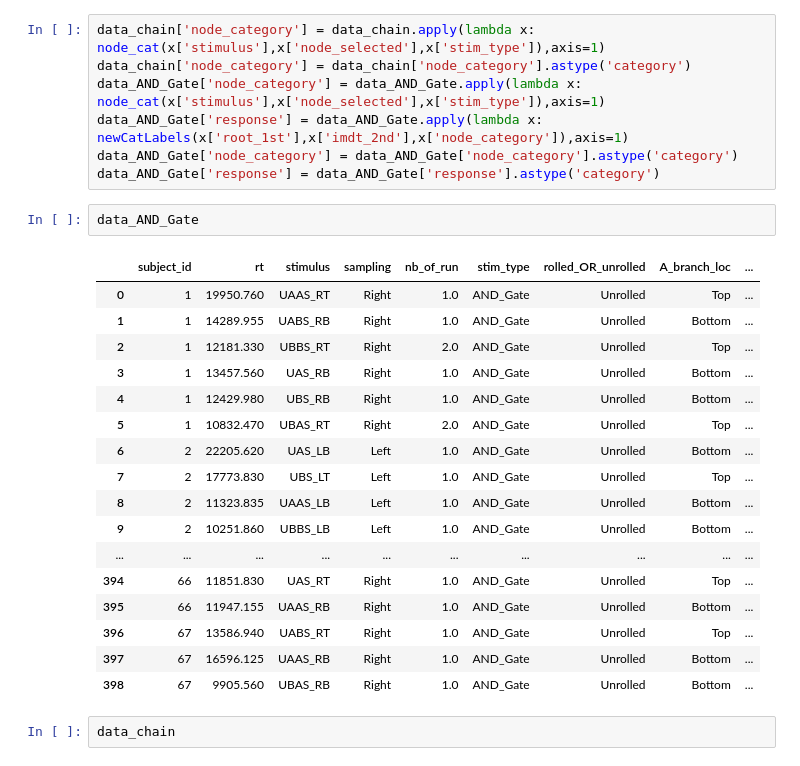
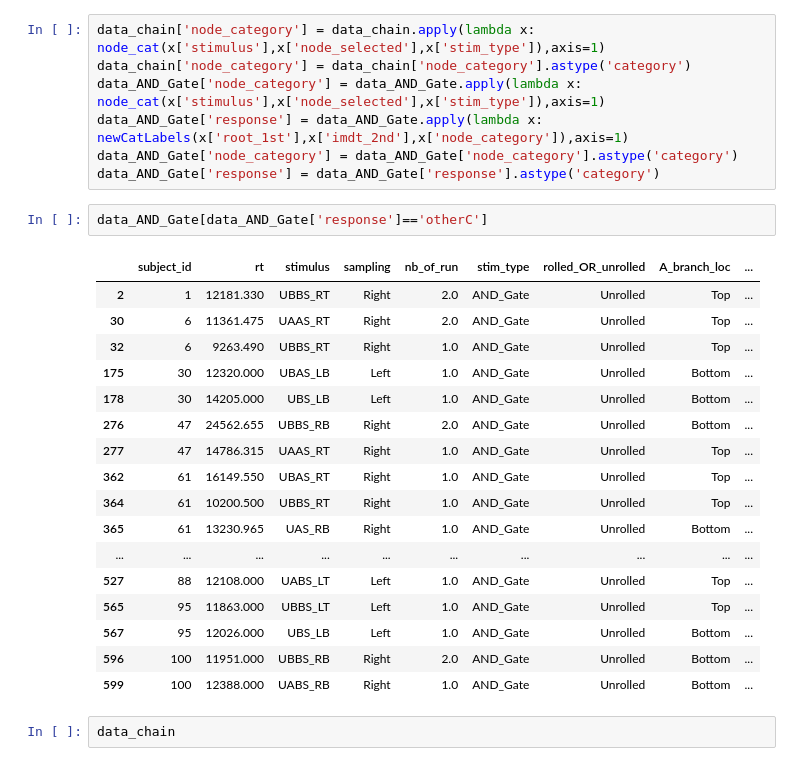
Before and after one commit to A-Fermo/continuity-cogsci21, a Jupyter notebook: analysis/analysis_E2_100def.ipynb, the cells around one changed output. Cells and saved outputs as stored; diff of their text form.

```diff
--- a/analysis/analysis_E2_100def.ipynb
+++ b/analysis/analysis_E2_100def.ipynb
@@ -675,26 +693,26 @@ data_AND_Gate['node_category'] = data_AND_Gate.apply(lambda x: node_cat(x['stimu
 data_AND_Gate['response'] = data_AND_Gate.apply(lambda x: newCatLabels(x['root_1st'],x['imdt_2nd'],x['node_category']),axis=1)
 data_AND_Gate['node_category'] = data_AND_Gate['node_category'].astype('category')
 data_AND_Gate['response'] = data_AND_Gate['response'].astype('category')
-# %%
-data_AND_Gate
-# %% [output]
-|  | subject_id | rt | stimulus | sampling | nb_of_run | stim_type | rolled_OR_unrolled | A_branch_loc | ... |
-| 0 | 1 | 19950.760 | UAAS_RT | Right | 1.0 | AND_Gate | Unrolled | Top | ... |
-| 1 | 1 | 14289.955 | UABS_RB | Right | 1.0 | AND_Gate | Unrolled | Bottom | ... |
-| 2 | 1 | 12181.330 | UBBS_RT | Right | 2.0 | AND_Gate | Unrolled | Top | ... |
-| 3 | 1 | 13457.560 | UAS_RB | Right | 1.0 | AND_Gate | Unrolled | Bottom | ... |
-| 4 | 1 | 12429.980 | UBS_RB | Right | 1.0 | AND_Gate | Unrolled | Bottom | ... |
-| 5 | 1 | 10832.470 | UBAS_RT | Right | 2.0 | AND_Gate | Unrolled | Top | ... |
-| 6 | 2 | 22205.620 | UAS_LB | Left | 1.0 | AND_Gate | Unrolled | Bottom | ... |
-| 7 | 2 | 17773.830 | UBS_LT | Left | 1.0 | AND_Gate | Unrolled | Top | ... |
-| 8 | 2 | 11323.835 | UAAS_LB | Left | 1.0 | AND_Gate | Unrolled | Bottom | ... |
-| 9 | 2 | 10251.860 | UBBS_LB | Left | 1.0 | AND_Gate | Unrolled | Bottom | ... |
-| ... | ... | ... | ... | ... | ... | ... | ... | ... | ... |
-| 394 | 66 | 11851.830 | UAS_RT | Right | 1.0 | AND_Gate | Unrolled | Top | ... |
-| 395 | 66 | 11947.155 | UAAS_RB | Right | 1.0 | AND_Gate | Unrolled | Bottom | ... |
-| 396 | 67 | 13586.940 | UABS_RT | Right | 1.0 | AND_Gate | Unrolled | Top | ... |
-| 397 | 67 | 16596.125 | UAAS_RB | Right | 1.0 | AND_Gate | Unrolled | Bottom | ... |
-| 398 | 67 | 9905.560 | UBAS_RB | Right | 1.0 | AND_Gate | Unrolled | Bottom | ... |
+# %%
+data_AND_Gate[data_AND_Gate['response']=='otherC']
+# %% [output]
+|  | subject_id | rt | stimulus | sampling | nb_of_run | stim_type | rolled_OR_unrolled | A_branch_loc | ... |
+| 2 | 1 | 12181.330 | UBBS_RT | Right | 2.0 | AND_Gate | Unrolled | Top | ... |
+| 30 | 6 | 11361.475 | UAAS_RT | Right | 2.0 | AND_Gate | Unrolled | Top | ... |
+| 32 | 6 | 9263.490 | UBBS_RT | Right | 1.0 | AND_Gate | Unrolled | Top | ... |
+| 175 | 30 | 12320.000 | UBAS_LB | Left | 1.0 | AND_Gate | Unrolled | Bottom | ... |
+| 178 | 30 | 14205.000 | UBS_LB | Left | 1.0 | AND_Gate | Unrolled | Bottom | ... |
+| 276 | 47 | 24562.655 | UBBS_RB | Right | 2.0 | AND_Gate | Unrolled | Bottom | ... |
+| 277 | 47 | 14786.315 | UAAS_RT | Right | 1.0 | AND_Gate | Unrolled | Top | ... |
+| 362 | 61 | 16149.550 | UBAS_RT | Right | 1.0 | AND_Gate | Unrolled | Top | ... |
+| 364 | 61 | 10200.500 | UBBS_RT | Right | 1.0 | AND_Gate | Unrolled | Top | ... |
+| 365 | 61 | 13230.965 | UAS_RB | Right | 1.0 | AND_Gate | Unrolled | Bottom | ... |
+| ... | ... | ... | ... | ... | ... | ... | ... | ... | ... |
+| 527 | 88 | 12108.000 | UABS_LT | Left | 1.0 | AND_Gate | Unrolled | Top | ... |
+| 565 | 95 | 11863.000 | UBBS_LT | Left | 1.0 | AND_Gate | Unrolled | Top | ... |
+| 567 | 95 | 12026.000 | UBS_LB | Left | 1.0 | AND_Gate | Unrolled | Bottom | ... |
+| 596 | 100 | 11951.000 | UBBS_RB | Right | 2.0 | AND_Gate | Unrolled | Bottom | ... |
+| 599 | 100 | 12388.000 | UABS_RB | Right | 1.0 | AND_Gate | Unrolled | Bottom | ... |
 # %%
 data_chain
 # %% [output]
```
Also changed, not shown: parts of 12 cells of this notebook, 3 other files.
